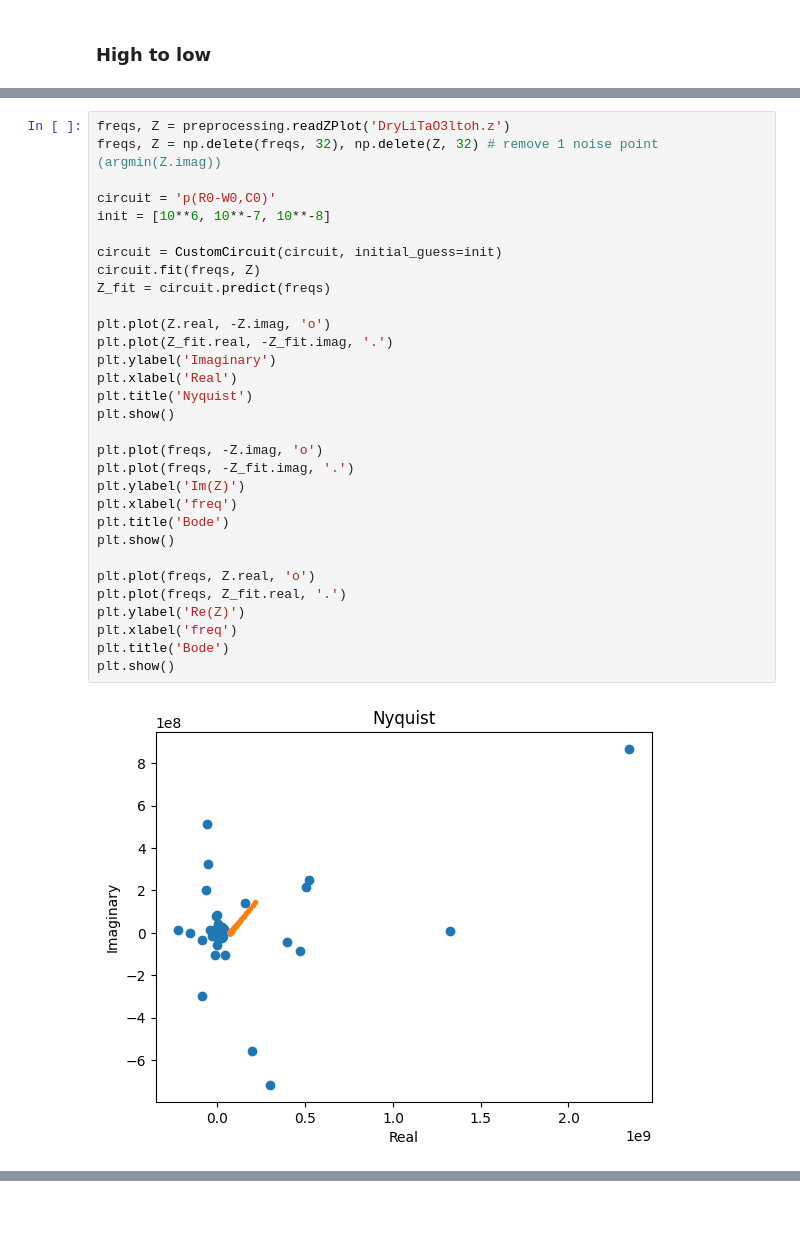
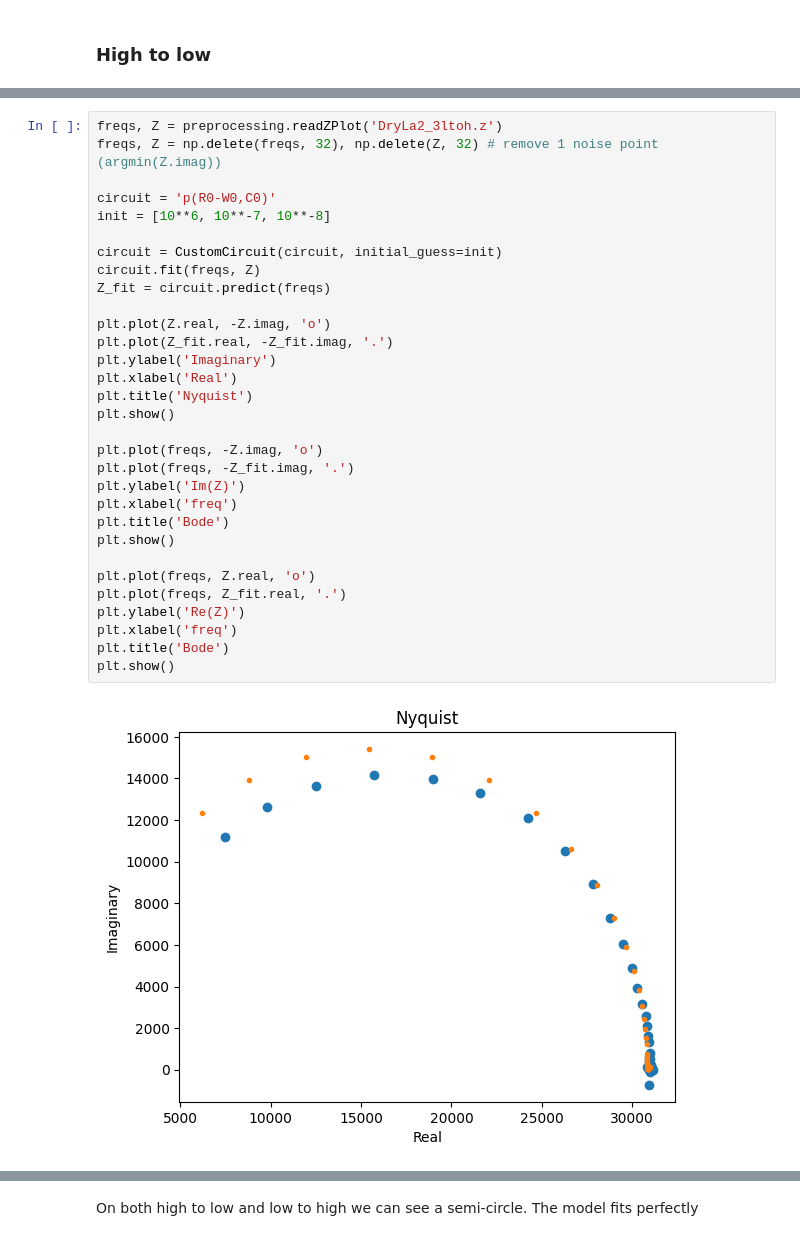
Before and after one commit to beepmo/gator, a Jupyter notebook: data/07-10/La2-3_dryEIS.ipynb, the cells around one changed output, grey strips where cells are left out. Cells and saved outputs as stored; diff of their text form; blank space fills up the shorter version.

```diff
--- a/data/07-10/La2-3_dryEIS.ipynb
+++ b/data/07-10/La2-3_dryEIS.ipynb
@@ -92,33 +91,33 @@ plt.show()
 # %%
-freqs, Z = preprocessing.readZPlot('DryLiTaO3ltoh.z')
+freqs, Z = preprocessing.readZPlot('DryLa2_3ltoh.z')
 freqs, Z = np.delete(freqs, 32), np.delete(Z, 32) # remove 1 noise point (argmin(Z.imag))
 
 circuit = 'p(R0-W0,C0)'
 init = [10**6, 10**-7, 10**-8]
 
 circuit = CustomCircuit(circuit, initial_guess=init)
 circuit.fit(freqs, Z)
 Z_fit = circuit.predict(freqs)
 
 plt.plot(Z.real, -Z.imag, 'o')
 plt.plot(Z_fit.real, -Z_fit.imag, '.')
 plt.ylabel('Imaginary')
 plt.xlabel('Real')
 plt.title('Nyquist')
 plt.show()
 
 plt.plot(freqs, -Z.imag, 'o')
 plt.plot(freqs, -Z_fit.imag, '.')
 plt.ylabel('Im(Z)')
 plt.xlabel('freq')
 plt.title('Bode')
 plt.show()
 
 plt.plot(freqs, Z.real, 'o')
 plt.plot(freqs, Z_fit.real, '.')
 plt.ylabel('Re(Z)')
 plt.xlabel('freq')
 plt.title('Bode')
 plt.show()
 # %% [output]
-[figure, old version]
+[figure, new version]
@@ -126,0 +126,2 @@ plt.show()
+# %% [markdown]
+On both high to low and low to high we can see a semi-circle. The model fits perfectly
```
Also changed, not shown: parts of 5 cells of this notebook.
